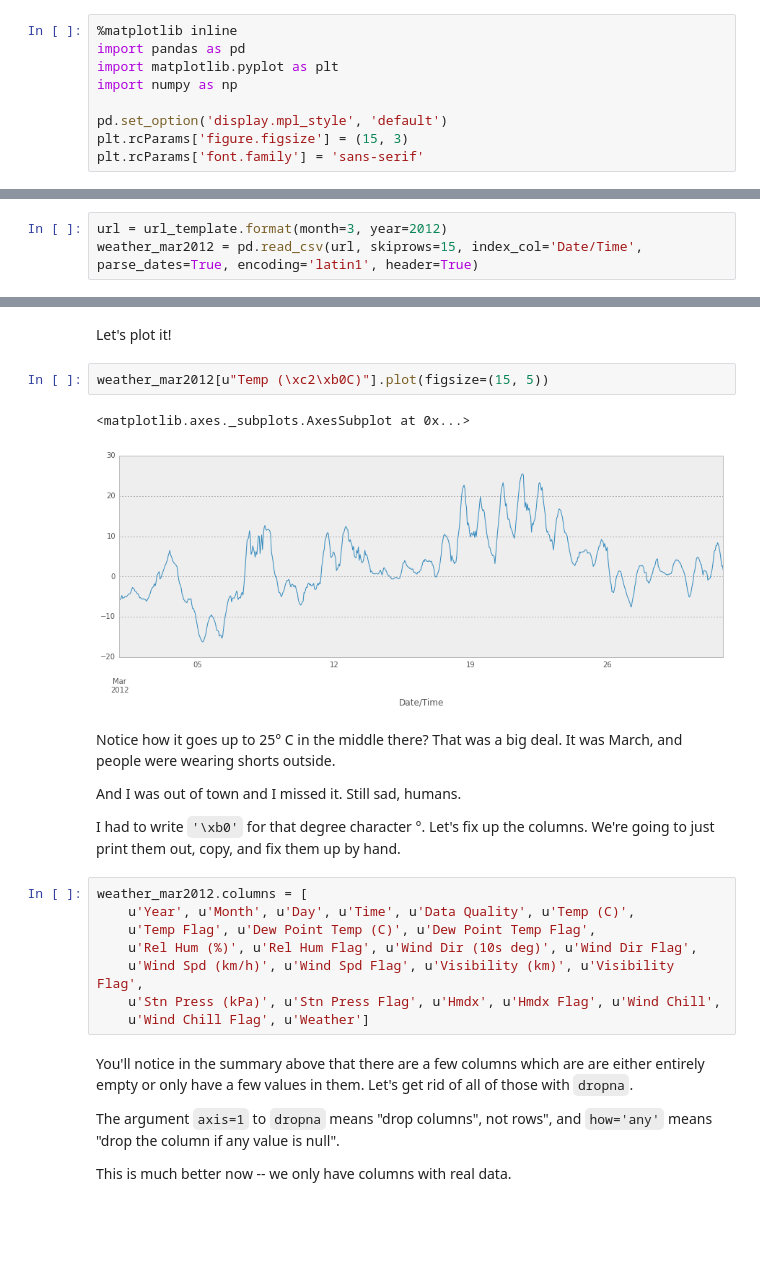
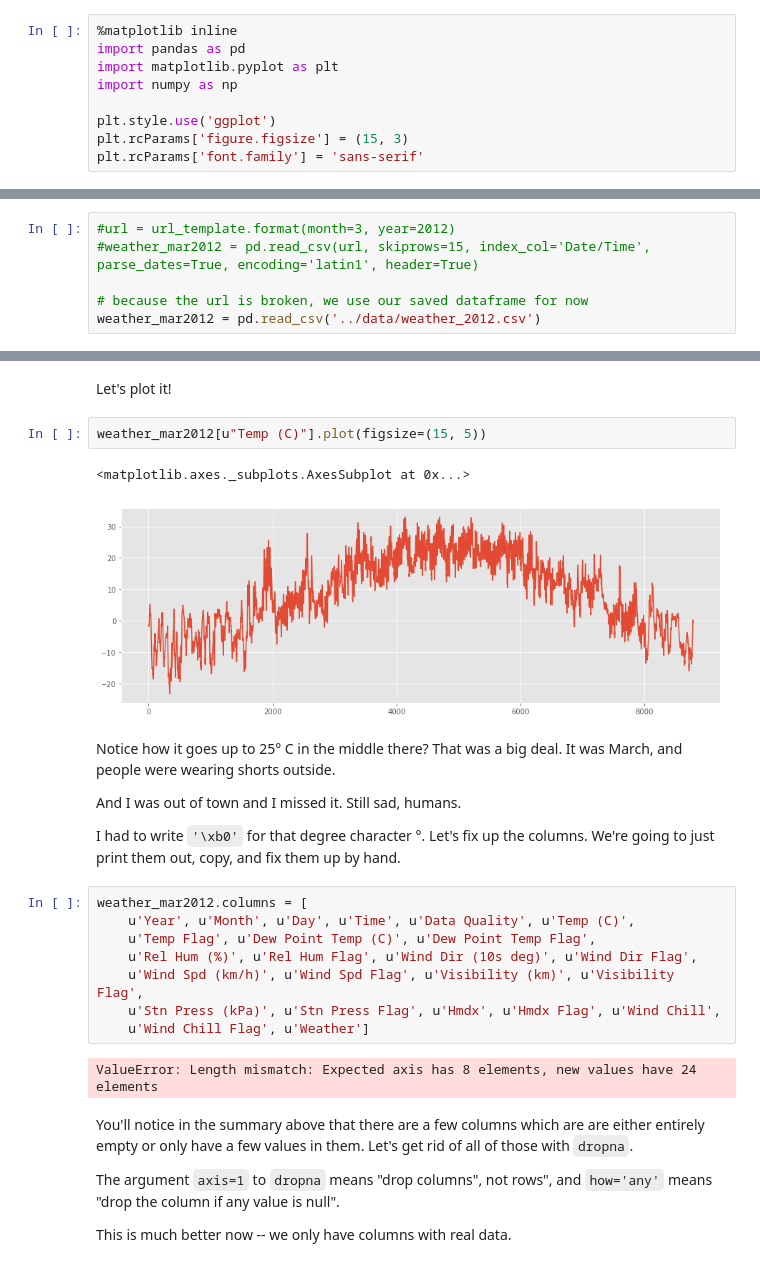
Before and after one commit to jvns/pandas-cookbook, a Jupyter notebook: cookbook/Chapter 5 - Combining dataframes and scraping Canadian weather data.ipynb, the cells around one changed output, grey strips where cells are left out. Saved outputs shown, nothing was run; the diff lists cells and outputs as text; blank space fills up the shorter version.

Commit message:
Porting most of the chapters to Python3, still a few errors in chapters 5 and 7

```diff
--- a/cookbook/Chapter 5 - Combining dataframes and scraping Canadian weather data.ipynb
+++ b/cookbook/Chapter 5 - Combining dataframes and scraping Canadian weather data.ipynb
@@ -4,7 +4,7 @@ import pandas as pd
 import matplotlib.pyplot as plt
 import numpy as np
 
-pd.set_option('display.mpl_style', 'default')
+plt.style.use('ggplot')
 plt.rcParams['figure.figsize'] = (15, 3)
 plt.rcParams['font.family'] = 'sans-serif'
 # %% [markdown]
@@ -34,8 +34,11 @@ url_template = "http://climate.weather.gc.ca/climateData/bulkdata_e.html?format=
 # %% [markdown]
 To get the data for March 2013, we need to format it with `month=3, year=2012`.
 # %%
-url = url_template.format(month=3, year=2012)
-weather_mar2012 = pd.read_csv(url, skiprows=15, index_col='Date/Time', parse_dates=True, encoding='latin1', header=True)
+#url = url_template.format(month=3, year=2012)
+#weather_mar2012 = pd.read_csv(url, skiprows=15, index_col='Date/Time', parse_dates=True, encoding='latin1', header=True)
+
+# because the url is broken, we use our saved dataframe for now
+weather_mar2012 = pd.read_csv('../data/weather_2012.csv')
 # %% [markdown]
 This is super great! We can just use the same `read_csv` function as before, and just give it a URL as a filename. Awesome.
 
@@ -65,10 +62,10 @@ weather_mar2012
 # %% [markdown]
 Let's plot it!
 # %%
-weather_mar2012[u"Temp (\xc2\xb0C)"].plot(figsize=(15, 5))
+weather_mar2012[u"Temp (C)"].plot(figsize=(15, 5))
 # %% [output]
 <matplotlib.axes._subplots.AxesSubplot at 0x...>
-[figure, old version]
+[figure, new version]
 # %% [markdown]
 Notice how it goes up to 25° C in the middle there? That was a big deal. It was March, and people were wearing shorts outside.
 
@@ -83,6 +80,8 @@ weather_mar2012.columns = [
     u'Wind Spd (km/h)', u'Wind Spd Flag', u'Visibility (km)', u'Visibility Flag',
     u'Stn Press (kPa)', u'Stn Press Flag', u'Hmdx', u'Hmdx Flag', u'Wind Chill',
     u'Wind Chill Flag', u'Weather']
+# %% [output]
+ValueError: Length mismatch: Expected axis has 8 elements, new values have 24 elements
 # %% [markdown]
 You'll notice in the summary above that there are a few columns which are are either entirely empty or only have a few values in them. Let's get rid of all of those with `dropna`.
 
```
Also changed, not shown: parts of 2 cells of this notebook, 8 other files.
